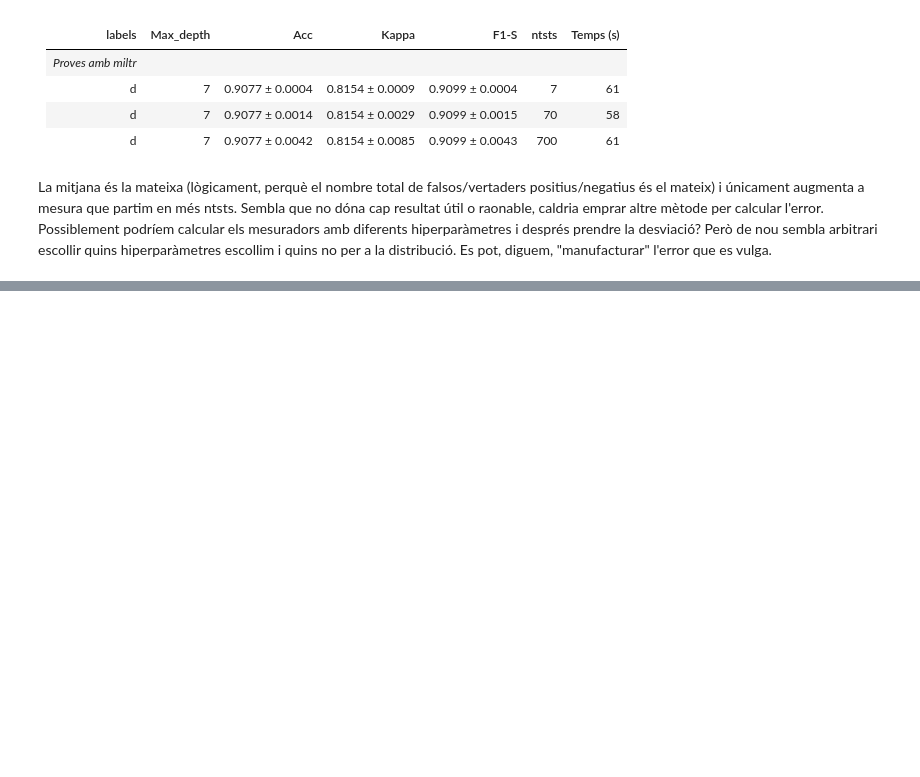
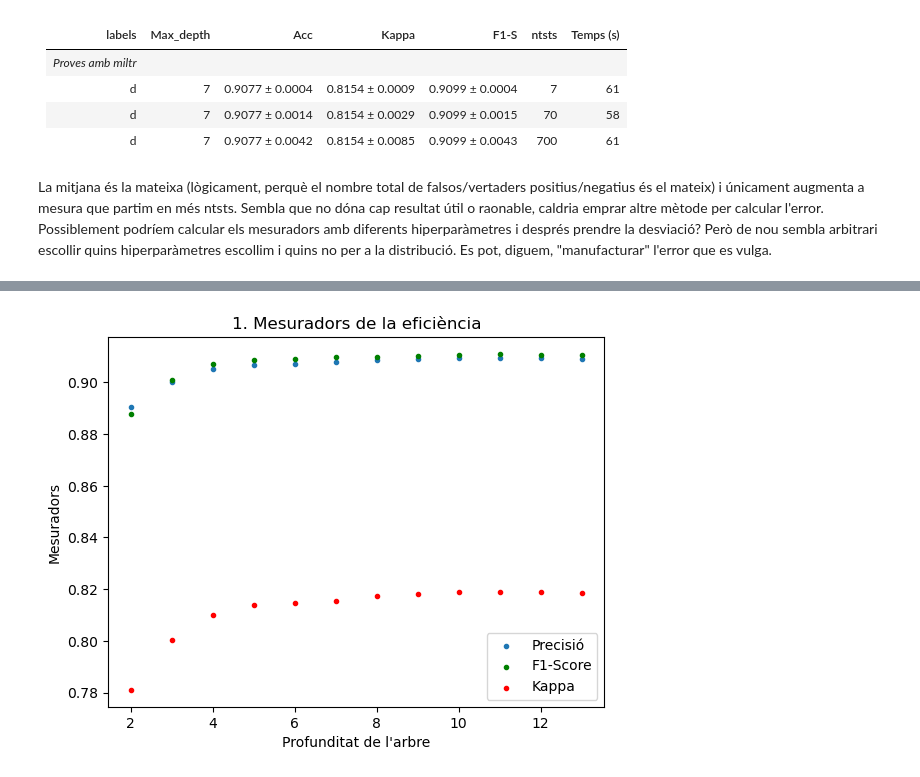
Before and after one commit to AlexPG1/TFG_MLenHEP, a Jupyter notebook: PrimeraSessió.ipynb, the cells around one changed output, grey strips where cells are left out. Saved outputs shown, nothing was run; the diff lists cells and outputs as text; code cells hidden in the pictures; blank space fills up the shorter version.

```diff
--- a/PrimeraSessió.ipynb
+++ b/PrimeraSessió.ipynb
@@ -1568,0 +2071,20 @@ Possiblement podríem calcular els mesuradors amb diferents hiperparàmetres i d
+# %%
+import matplotlib.pyplot as plt
+depths = [2, 3, 4, 5, 6, 7, 8, 9, 10, 11, 12, 13]
+acc = [0.890521, 0.900094, 0.905037, 0.906873, 0.907243, 0.907703, 0.908740, 0.909087, 0.909383, 0.909549, 0.909472, 0.909219]
+kappa = [0.781038, 0.800189, 0.810078, 0.813750, 0.814490, 0.815411, 0.817482, 0.818176, 0.818768, 0.819101, 0.818946, 0.818441]
+F1S = [0.887665, 0.900821, 0.907020, 0.908726, 0.909205, 0.909874, 0.909958, 0.910159, 0.910787, 0.911013, 0.910744, 0.910671]
+time = [19, 25, 33, 41, 48, 60, 68, 77, 88, 95, 101, 109]
+
+fig, ax = plt.subplots()
+ax.scatter(depths, acc, marker='.', label='Precisió')
+ax.scatter(depths, F1S, label='F1-Score', marker='.', color='g')
+ax.scatter(depths, kappa, label='Kappa', marker='.', color='r')
+ax.legend()
+ax.set_xlabel("Profunditat de l'arbre")
+ax.set_ylabel('Mesuradors')
+ax.set_title('1. Mesuradors de la eficiència')
+plt.savefig("D:/OneDrive/Universitat/5. Quint/TFG/RstudioPython/Figures/mesuradors1.png")
+plt.show()
+# %% [output]
+[figure, added]
```
Also changed, not shown: parts of 41 cells of this notebook.
